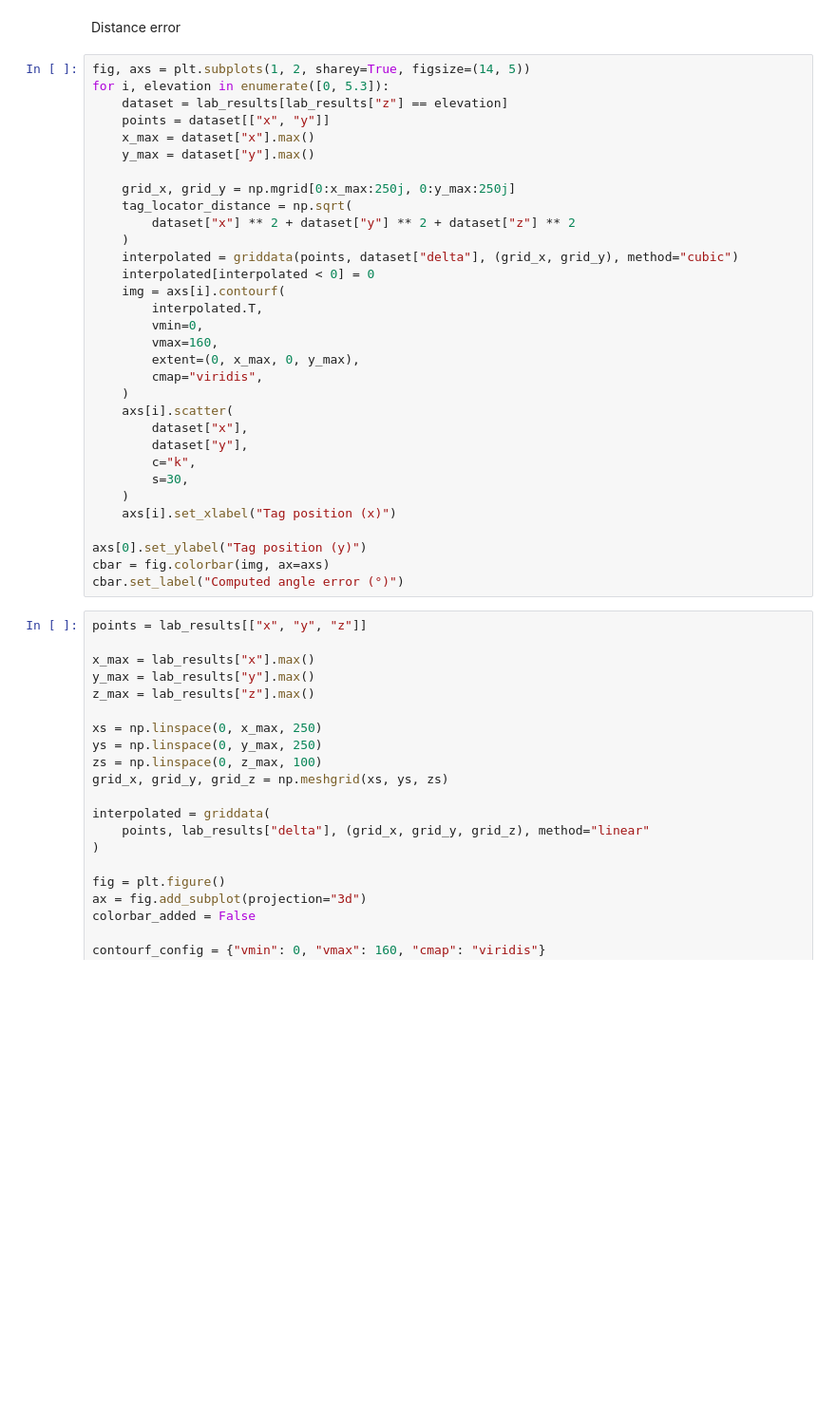
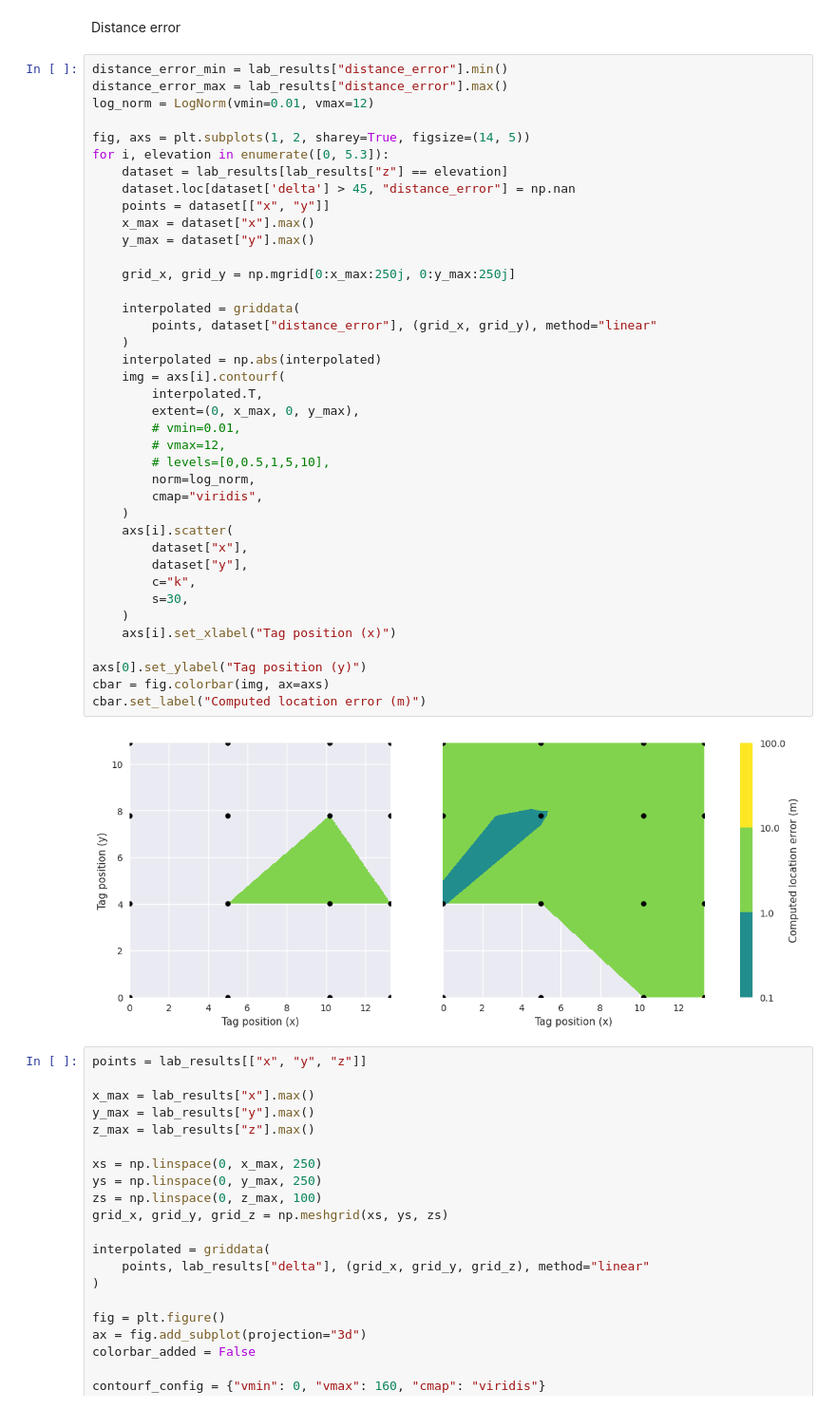
Before and after one commit to llamington/Bluetooth-Direction-Finding-Simulation, a Jupyter notebook: lab-testing.ipynb, the cells around one changed output. Shown: that part at 95% size. Saved outputs shown, nothing was run; the diff lists cells and outputs as text; blank space fills up the shorter version.

Commit message:
Includes location error

```diff
--- a/lab-testing.ipynb
+++ b/lab-testing.ipynb
@@ -213,37 +219,46 @@ cbar.set_label("Computed angle error (°)")
 # %% [markdown]
 Distance error
 # %%
+distance_error_min = lab_results["distance_error"].min()
+distance_error_max = lab_results["distance_error"].max()
+log_norm = LogNorm(vmin=0.01, vmax=12)
+
 fig, axs = plt.subplots(1, 2, sharey=True, figsize=(14, 5))
 for i, elevation in enumerate([0, 5.3]):
     dataset = lab_results[lab_results["z"] == elevation]
+    dataset.loc[dataset['delta'] > 45, "distance_error"] = np.nan
     points = dataset[["x", "y"]]
     x_max = dataset["x"].max()
     y_max = dataset["y"].max()
 
     grid_x, grid_y = np.mgrid[0:x_max:250j, 0:y_max:250j]
-    tag_locator_distance = np.sqrt(
-        dataset["x"] ** 2 + dataset["y"] ** 2 + dataset["z"] ** 2
+
+    interpolated = griddata(
+        points, dataset["distance_error"], (grid_x, grid_y), method="linear"
     )
-    interpolated = griddata(points, dataset["delta"], (grid_x, grid_y), method="cubic")
-    interpolated[interpolated < 0] = 0
+    interpolated = np.abs(interpolated)
     img = axs[i].contourf(
         interpolated.T,
-        vmin=0,
-        vmax=160,
         extent=(0, x_max, 0, y_max),
+        # vmin=0.01,
+        # vmax=12,
+        # levels=[0,0.5,1,5,10],
+        norm=log_norm,
         cmap="viridis",
     )
     axs[i].scatter(
         dataset["x"],
         dataset["y"],
         c="k",
         s=30,
     )
     axs[i].set_xlabel("Tag position (x)")
 
 axs[0].set_ylabel("Tag position (y)")
 cbar = fig.colorbar(img, ax=axs)
-cbar.set_label("Computed angle error (°)")
+cbar.set_label("Computed location error (m)")
+# %% [output]
+[figure, added]
 # %%
 points = lab_results[["x", "y", "z"]]
 
```
Also changed, not shown: parts of 2 cells of this notebook, 1 other file.
